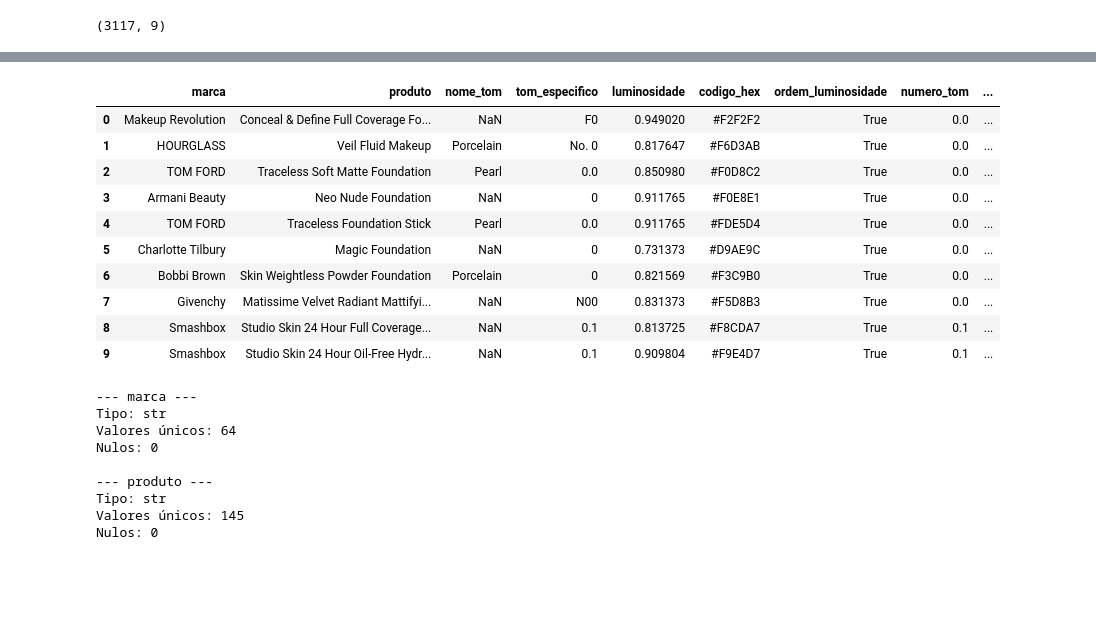
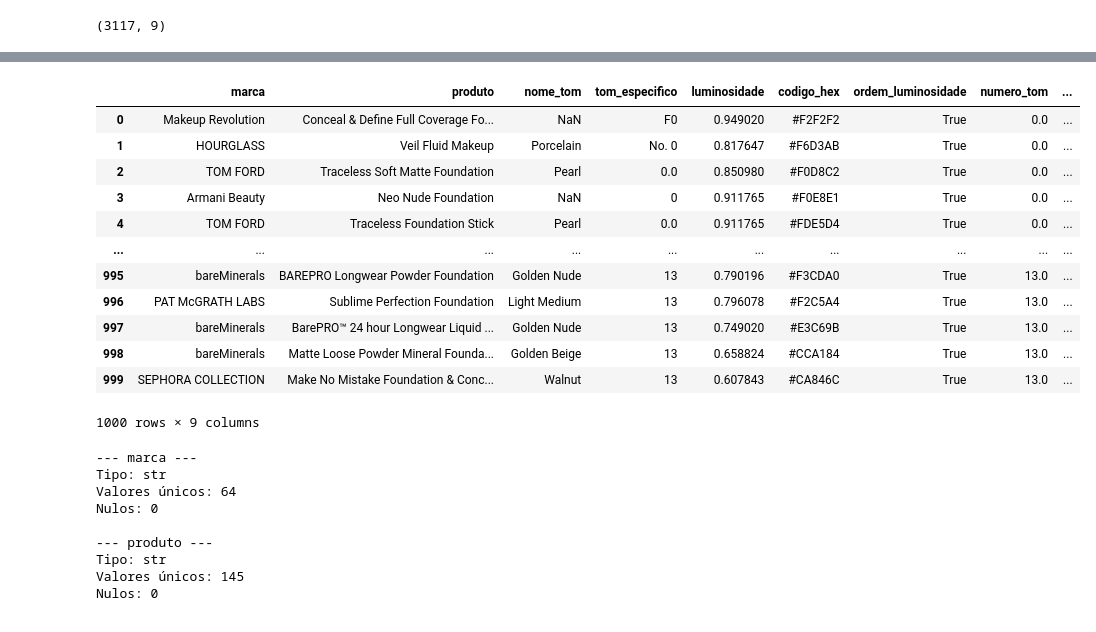
Before and after one commit to Projeto-L-Oreal-Paris/Avanco-da-industria-da-maquiagem, a Jupyter notebook: notebooks/ETL_numbers.ipynb, the cells around one changed output, grey strips where cells are left out. Cells and saved outputs as stored; diff of their text form; code cells hidden in the pictures; blank space fills up the shorter version.

```diff
--- a/notebooks/ETL_numbers.ipynb
+++ b/notebooks/ETL_numbers.ipynb
@@ -49,19 +49,21 @@ df_numbers.rename(columns={
     'id': 'id_tom'
 }, inplace=True)
 # %%
-df_numbers.head(10)
+df_numbers.head(1000)
 # %% [output]
 |  | marca | produto | nome_tom | tom_especifico | luminosidade | codigo_hex | ordem_luminosidade | numero_tom | ... |
 | 0 | Makeup Revolution | Conceal & Define Full Coverage Fo... | NaN | F0 | 0.949020 | #F2F2F2 | True | 0.0 | ... |
 | 1 | HOURGLASS | Veil Fluid Makeup | Porcelain | No. 0 | 0.817647 | #F6D3AB | True | 0.0 | ... |
 | 2 | TOM FORD | Traceless Soft Matte Foundation | Pearl | 0.0 | 0.850980 | #F0D8C2 | True | 0.0 | ... |
 | 3 | Armani Beauty | Neo Nude Foundation | NaN | 0 | 0.911765 | #F0E8E1 | True | 0.0 | ... |
 | 4 | TOM FORD | Traceless Foundation Stick | Pearl | 0.0 | 0.911765 | #FDE5D4 | True | 0.0 | ... |
-| 5 | Charlotte Tilbury | Magic Foundation | NaN | 0 | 0.731373 | #D9AE9C | True | 0.0 | ... |
-| 6 | Bobbi Brown | Skin Weightless Powder Foundation | Porcelain | 0 | 0.821569 | #F3C9B0 | True | 0.0 | ... |
-| 7 | Givenchy | Matissime Velvet Radiant Mattifyi... | NaN | N00 | 0.831373 | #F5D8B3 | True | 0.0 | ... |
-| 8 | Smashbox | Studio Skin 24 Hour Full Coverage... | NaN | 0.1 | 0.813725 | #F8CDA7 | True | 0.1 | ... |
-| 9 | Smashbox | Studio Skin 24 Hour Oil-Free Hydr... | NaN | 0.1 | 0.909804 | #F9E4D7 | True | 0.1 | ... |
+| ... | ... | ... | ... | ... | ... | ... | ... | ... | ... |
+| 995 | bareMinerals | BAREPRO Longwear Powder Foundation | Golden Nude | 13 | 0.790196 | #F3CDA0 | True | 13.0 | ... |
+| 996 | PAT McGRATH LABS | Sublime Perfection Foundation | Light Medium | 13 | 0.796078 | #F2C5A4 | True | 13.0 | ... |
+| 997 | bareMinerals | BarePRO™ 24 hour Longwear Liquid ... | Golden Nude | 13 | 0.749020 | #E3C69B | True | 13.0 | ... |
+| 998 | bareMinerals | Matte Loose Powder Mineral Founda... | Golden Beige | 13 | 0.658824 | #CCA184 | True | 13.0 | ... |
+| 999 | SEPHORA COLLECTION | Make No Mistake Foundation & Conc... | Walnut | 13 | 0.607843 | #CA846C | True | 13.0 | ... |
+1000 rows × 9 columns
 # %%
 # OBJETIVO: Fazer um raio-X (diagnóstico inicial) de todas as colunas da base de dados.
 # Percorre cada coluna do DataFrame 'df_numbers', uma por uma, para analisar sua qualidade e estrutura
```
Also changed, not shown: parts of 45 cells of this notebook, 1 other file.
